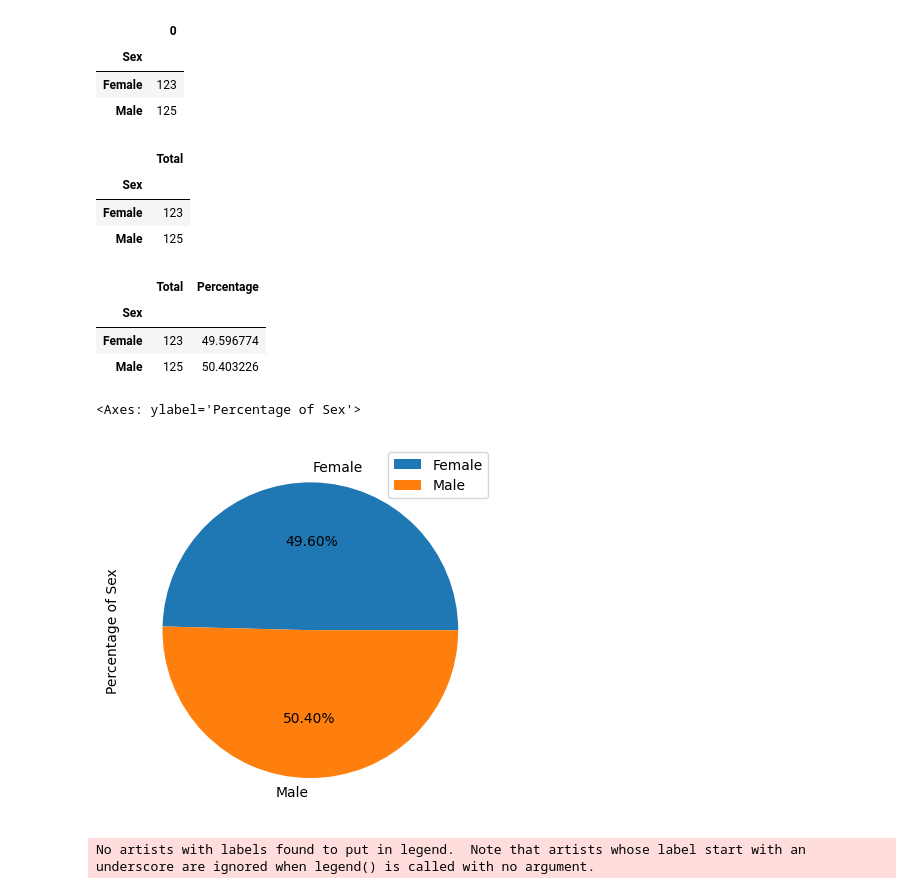
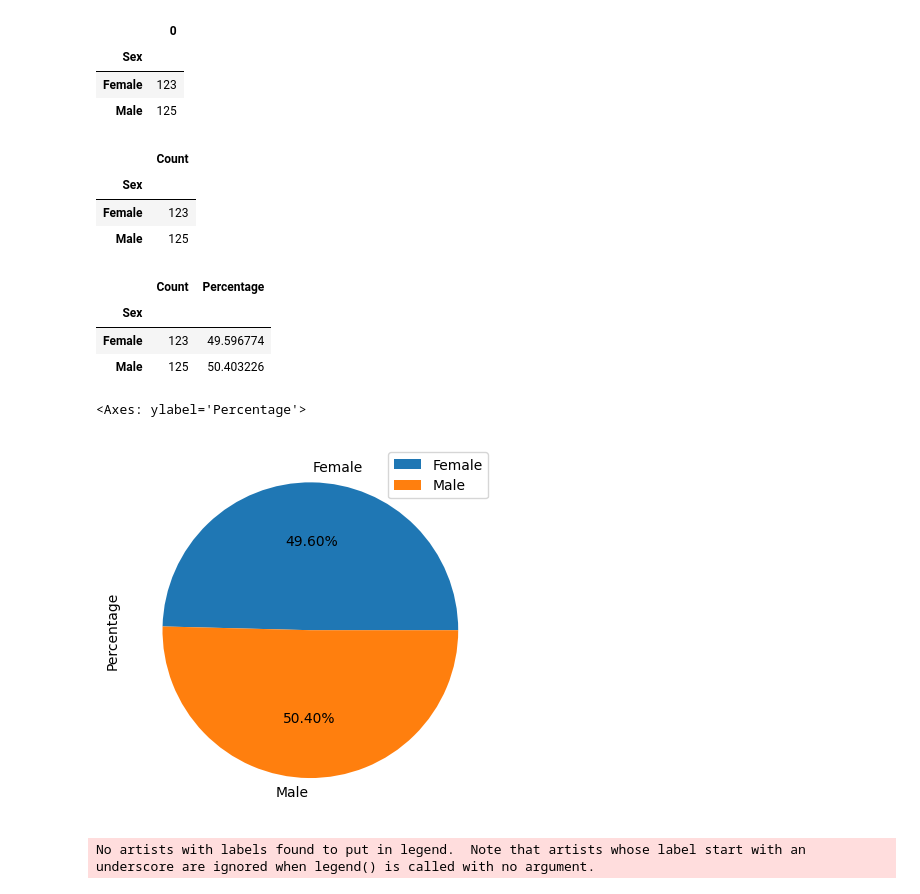
Before and after one commit to a676-code/plotting-challenge, a Jupyter notebook: Pymaceuticals/pymaceuticals.ipynb, the cells around one changed output. Cells and saved outputs as stored; diff of their text form; code cells hidden in the pictures.

```diff
--- a/Pymaceuticals/pymaceuticals.ipynb
+++ b/Pymaceuticals/pymaceuticals.ipynb
@@ -194,27 +195,27 @@ sex_df
 # %%
 
 # naming the column
-sex_df.columns = ['Total']
+sex_df.columns = ['Count']
 display(sex_df)
 
-# compute the percentages
-sex_df["Percentage"] = (sex_df['Total'] / sex_df["Total"].sum()) * 100
+# computing the percentages
+sex_df["Percentage"] = (sex_df['Count'] / sex_df["Count"].sum()) * 100
 display(sex_df)
 # %% [output]
-|  | Total |
+|  | Count |
 | Sex |  |
 | Female | 123 |
 | Male | 125 |
-|  | Total | Percentage |
+|  | Count | Percentage |
 | Sex |  |  |
 | Female | 123 | 49.596774 |
 | Male | 125 | 50.403226 |
 # %%
 # "pie requires either y column or 'subplots=True'"
-sex_df.plot.pie(y="Percentage of Sex", autopct="%.2f%%")
+sex_df.plot.pie(y="Percentage", autopct="%.2f%%")
 # %% [output]
-<Axes: ylabel='Percentage of Sex'>
+<Axes: ylabel='Percentage'>
-[figure, old version]
+[figure, new version]
 # %%
 # Generate a pie plot showing the distribution of female versus male mice using pyplot
 labels=["Female", "Male"]
```
Also changed, not shown: parts of 5 cells of this notebook.
